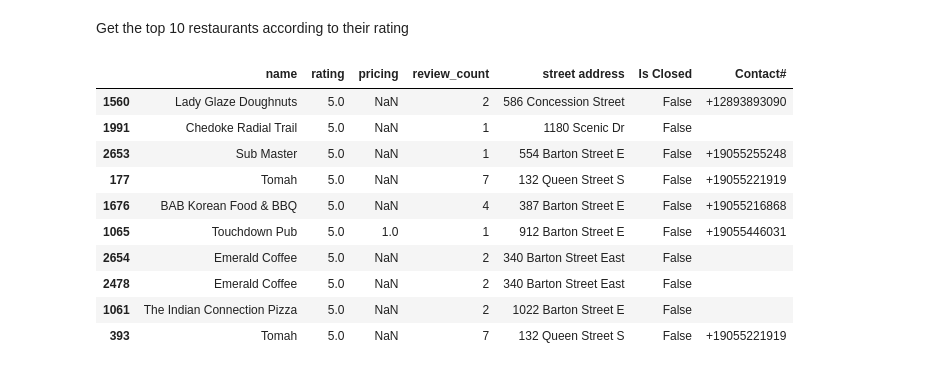
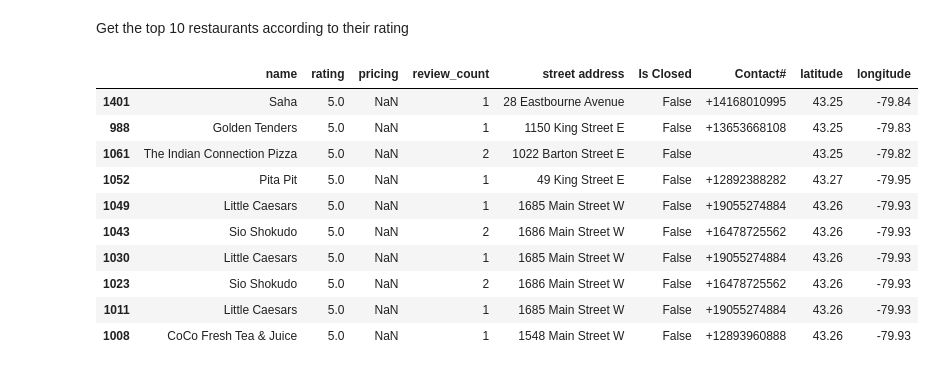
Before and after one commit to imarri01/StatModeling_With_Python, a Jupyter notebook: notebooks/yelp_foursquare_EDA.ipynb, the cells around one changed output. Saved outputs shown, nothing was run; the diff lists cells and outputs as text; code cells hidden in the pictures.

Commit message:
Additional code for Part 3 merge

```diff
--- a/notebooks/yelp_foursquare_EDA.ipynb
+++ b/notebooks/yelp_foursquare_EDA.ipynb
@@ -160,6 +161,7 @@ rev_count = []
 address = []
 is_closed = []
 phone_num = []
+coordinates = []
 for i in range(len(flat_yelp_response)):
     names.append(flat_yelp_response[i]['name'])
     ratings.append(flat_yelp_response[i]['rating'])
@@ -167,13 +169,14 @@ for i in range(len(flat_yelp_response)):
     rev_count.append(flat_yelp_response[i]['review_count'])
     is_closed.append(flat_yelp_response[i]['is_closed'])
     phone_num.append(flat_yelp_response[i]['phone'])
+    coordinates.append(flat_yelp_response[i]['coordinates'])
 
     try:
         pricing.append(len(flat_yelp_response[i]['price']))
     except:
         pricing.append(None)
 
-yelp_business = {'name': names, 'rating': ratings, 'pricing': pricing, 'review_count': rev_count, 'street address': address, 'Is Closed': is_closed, 'Contact#': phone_num}
+yelp_business = {'name': names, 'rating': ratings, 'pricing': pricing, 'review_count': rev_count, 'street address': address, 'Is Closed': is_closed, 'Contact#': phone_num, 'Coordinates': coordinates}
 yelp_business
 # %% [markdown]
 Put your parsed results into a DataFrame
@@ -197,0 +187,14 @@ yelp_biz_df
+# %%
+# Split Coordinates in deparate DF
+biz_coord_dict = yelp_biz_df['Coordinates'].to_dict().values()
+biz_coord_df = pd.DataFrame(biz_coord_dict).round(2)
+biz_coord_df
+# %%
+# Get remaining df elements, minus Coordinates
+non_coord_biz_data_df = yelp_biz_df[['name','rating','pricing','review_count','street address','Is Closed','Contact#']]
+#non_coord_biz_data_df = pd.DataFrame(non_coord_biz_data)
+non_coord_biz_data_df
+# %%
+#merge coords and df
+merged_yelpBizDataWithCoord = pd.merge(non_coord_biz_data_df, biz_coord_df, left_index=True, right_index=True, how='inner')
+merged_yelpBizDataWithCoord
@@ -214,18 +231,18 @@ Overall the Yelp API gives significantly more detail than the Foursquare API, al
 # %% [markdown]
 Get the top 10 restaurants according to their rating
 # %%
-sorted_df = yelp_biz_df.sort_values(by='rating', ascending=False)
+sorted_df = merged_yelpBizDataWithCoord.sort_values(by='rating', ascending=False)
 top_10_rest_by_rating = sorted_df.head(10)
 top_10_rest_by_rating
 # %% [output]
-|  | name | rating | pricing | review_count | street address | Is Closed | Contact# |
-| 1560 | Lady Glaze Doughnuts | 5.0 | NaN | 2 | 586 Concession Street | False | +12893893090 |
-| 1991 | Chedoke Radial Trail | 5.0 | NaN | 1 | 1180 Scenic Dr | False |  |
-| 2653 | Sub Master | 5.0 | NaN | 1 | 554 Barton Street E | False | +19055255248 |
-| 177 | Tomah | 5.0 | NaN | 7 | 132 Queen Street S | False | +19055221919 |
-| 1676 | BAB Korean Food & BBQ | 5.0 | NaN | 4 | 387 Barton Street E | False | +19055216868 |
-| 1065 | Touchdown Pub | 5.0 | 1.0 | 1 | 912 Barton Street E | False | +19055446031 |
-| 2654 | Emerald Coffee | 5.0 | NaN | 2 | 340 Barton Street East | False |  |
-| 2478 | Emerald Coffee | 5.0 | NaN | 2 | 340 Barton Street East | False |  |
-| 1061 | The Indian Connection Pizza | 5.0 | NaN | 2 | 1022 Barton Street E | False |  |
-| 393 | Tomah | 5.0 | NaN | 7 | 132 Queen Street S | False | +19055221919 |
+|  | name | rating | pricing | review_count | street address | Is Closed | Contact# | latitude | longitude |
+| 1401 | Saha | 5.0 | NaN | 1 | 28 Eastbourne Avenue | False | +14168010995 | 43.25 | -79.84 |
+| 988 | Golden Tenders | 5.0 | NaN | 1 | 1150 King Street E | False | +13653668108 | 43.25 | -79.83 |
+| 1061 | The Indian Connection Pizza | 5.0 | NaN | 2 | 1022 Barton Street E | False |  | 43.25 | -79.82 |
+| 1052 | Pita Pit | 5.0 | NaN | 1 | 49 King Street E | False | +12892388282 | 43.27 | -79.95 |
+| 1049 | Little Caesars | 5.0 | NaN | 1 | 1685 Main Street W | False | +19055274884 | 43.26 | -79.93 |
+| 1043 | Sio Shokudo | 5.0 | NaN | 2 | 1686 Main Street W | False | +16478725562 | 43.26 | -79.93 |
+| 1030 | Little Caesars | 5.0 | NaN | 1 | 1685 Main Street W | False | +19055274884 | 43.26 | -79.93 |
+| 1023 | Sio Shokudo | 5.0 | NaN | 2 | 1686 Main Street W | False | +16478725562 | 43.26 | -79.93 |
+| 1011 | Little Caesars | 5.0 | NaN | 1 | 1685 Main Street W | False | +19055274884 | 43.26 | -79.93 |
+| 1008 | CoCo Fresh Tea & Juice | 5.0 | NaN | 1 | 1548 Main Street W | False | +12893960888 | 43.26 | -79.93 |
```
Also changed, not shown: parts of 5 cells of this notebook, 3 other files.
